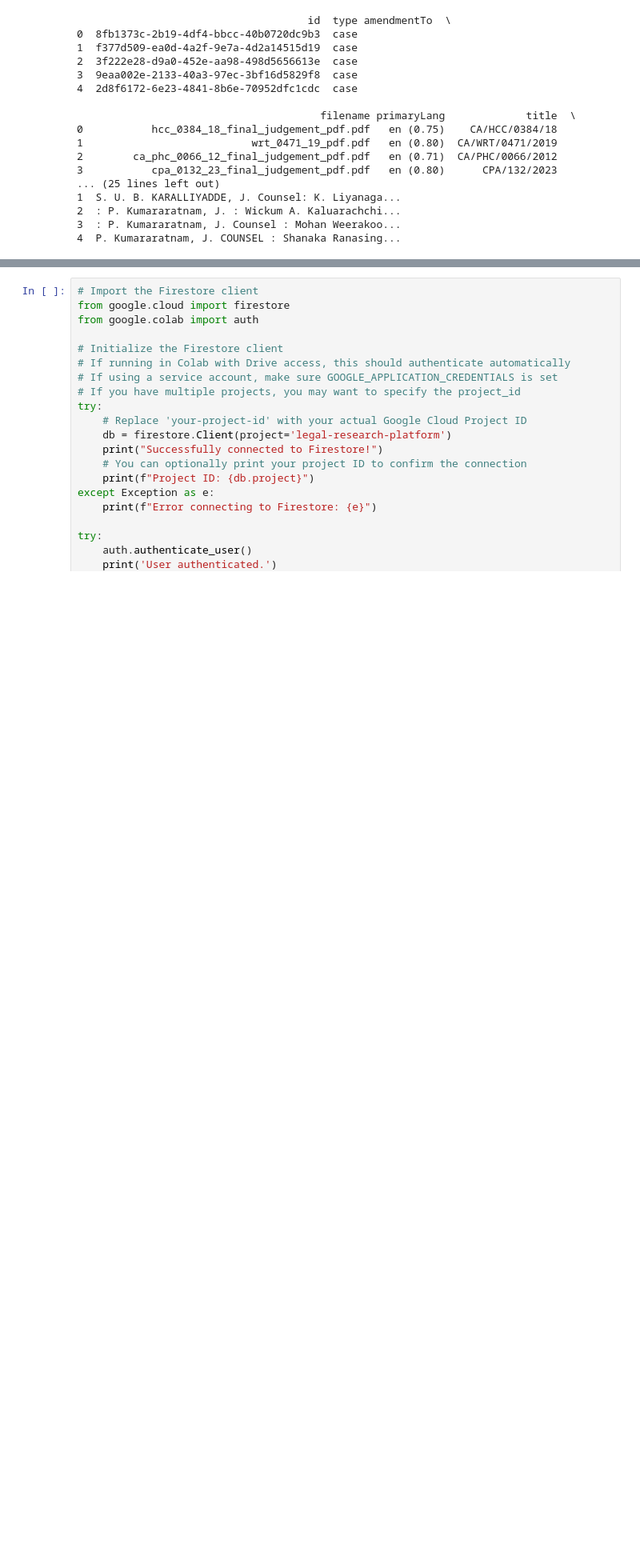
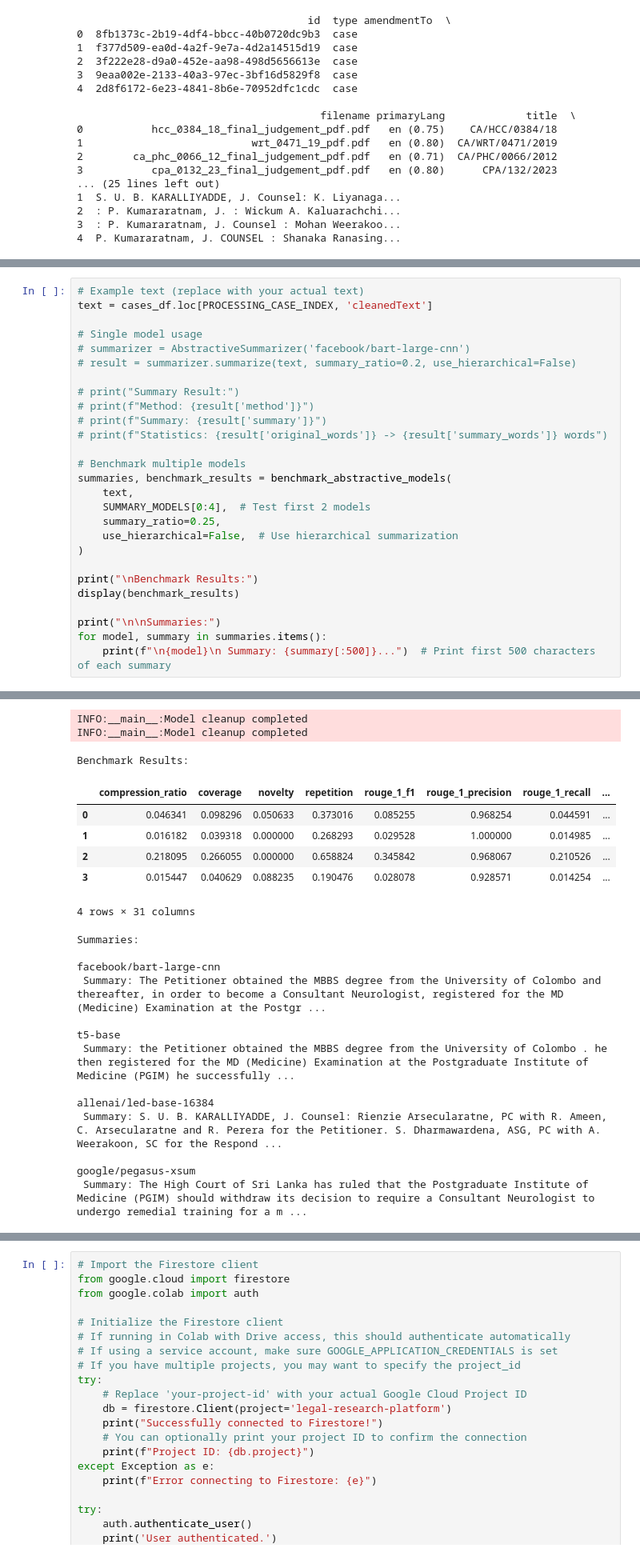
Before and after one commit to HackElite-FYP/Legal-Research-Platform-Core, a Jupyter notebook: summarization.ipynb, the cells around one changed output, grey strips where cells are left out. Shown: that part at 80% size. Drawn from its saved outputs; the diff is of its cells as text; blank space fills up the shorter version.

```diff
--- a/summarization.ipynb
+++ b/summarization.ipynb
@@ -400,0 +1544,28 @@ plt.show()
+# %%
+# Example text (replace with your actual text)
+text = cases_df.loc[PROCESSING_CASE_INDEX, 'cleanedText']
+
+# Single model usage
+# summarizer = AbstractiveSummarizer('facebook/bart-large-cnn')
+# result = summarizer.summarize(text, summary_ratio=0.2, use_hierarchical=False)
+
+# print("Summary Result:")
+# print(f"Method: {result['method']}")
+# print(f"Summary: {result['summary']}")
+# print(f"Statistics: {result['original_words']} -> {result['summary_words']} words")
+
+# Benchmark multiple models
+summaries, benchmark_results = benchmark_abstractive_models(
+    text,
+    SUMMARY_MODELS[0:4],  # Test first 2 models
+    summary_ratio=0.25,
+    use_hierarchical=False,  # Use hierarchical summarization
+)
+
+print("\nBenchmark Results:")
+display(benchmark_results)
+
+print("\n\nSummaries:")
+for model, summary in summaries.items():
+    print(f"\n{model}\n Summary: {summary[:500]}...")  # Print first 500 characters of each summary
+# %% [output]
@@ -400,0 +1607,22 @@ plt.show()
+INFO:__main__:Model cleanup completed
+INFO:__main__:Model cleanup completed
+Benchmark Results:
+|  | compression_ratio | coverage | novelty | repetition | rouge_1_f1 | rouge_1_precision | rouge_1_recall | ... |
+| 0 | 0.046341 | 0.098296 | 0.050633 | 0.373016 | 0.085255 | 0.968254 | 0.044591 | ... |
+| 1 | 0.016182 | 0.039318 | 0.000000 | 0.268293 | 0.029528 | 1.000000 | 0.014985 | ... |
+| 2 | 0.218095 | 0.266055 | 0.000000 | 0.658824 | 0.345842 | 0.968067 | 0.210526 | ... |
+| 3 | 0.015447 | 0.040629 | 0.088235 | 0.190476 | 0.028078 | 0.928571 | 0.014254 | ... |
+4 rows × 31 columns
+Summaries:
+
+facebook/bart-large-cnn
+ Summary: The Petitioner obtained the MBBS degree from the University of Colombo and thereafter, in order to become a Consultant Neurologist, registered for the MD (Medicine) Examination at the Postgr ...
+
+t5-base
+ Summary: the Petitioner obtained the MBBS degree from the University of Colombo . he then registered for the MD (Medicine) Examination at the Postgraduate Institute of Medicine (PGIM) he successfully ...
+
+allenai/led-base-16384
+ Summary: S. U. B. KARALLIYADDE, J. Counsel: Rienzie Arsecularatne, PC with R. Ameen, C. Arsecularatne and R. Perera for the Petitioner. S. Dharmawardena, ASG, PC with A. Weerakoon, SC for the Respond ...
+
+google/pegasus-xsum
+ Summary: The High Court of Sri Lanka has ruled that the Postgraduate Institute of Medicine (PGIM) should withdraw its decision to require a Consultant Neurologist to undergo remedial training for a m ...
```
Also changed, not shown: parts of 15 cells of this notebook.
